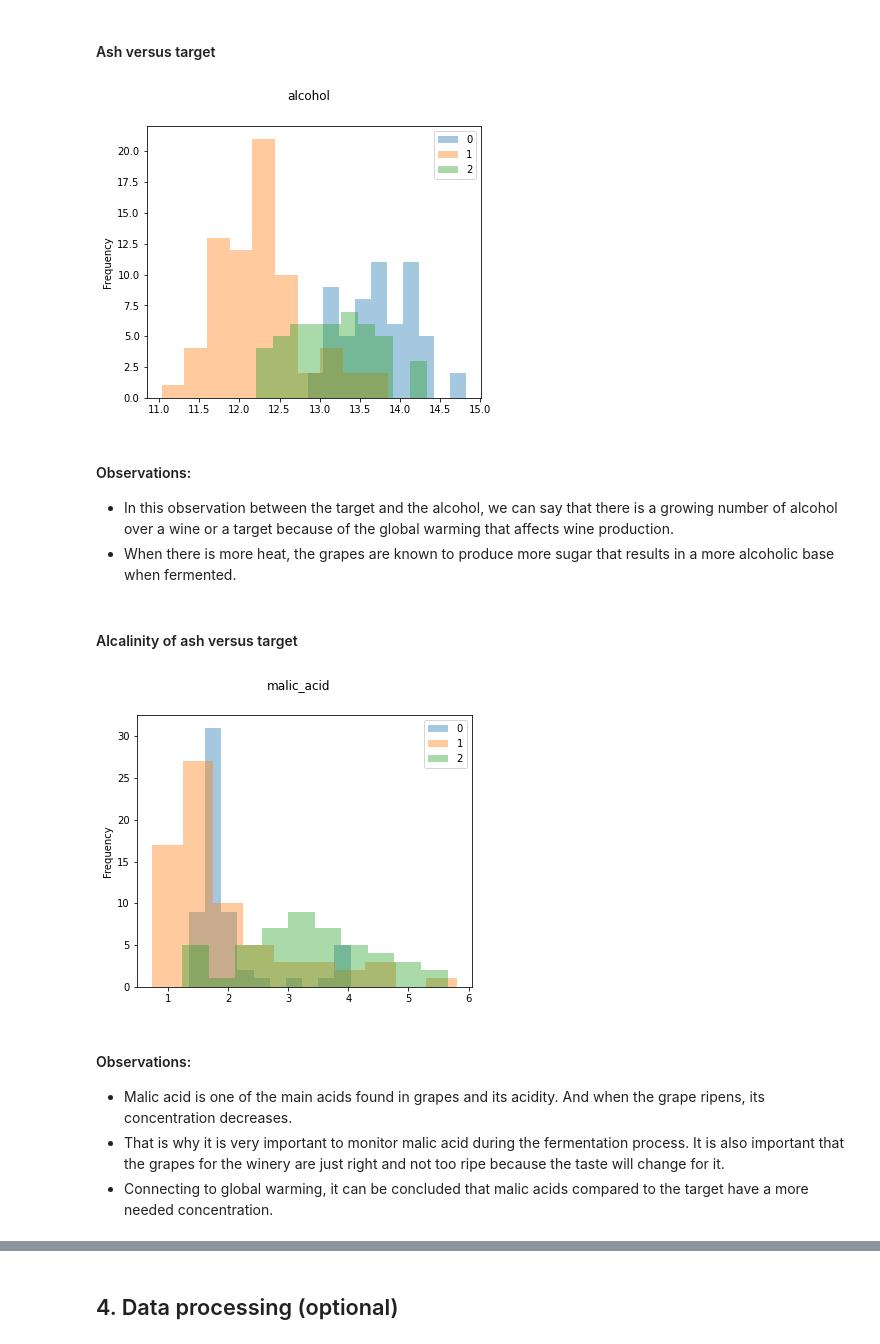
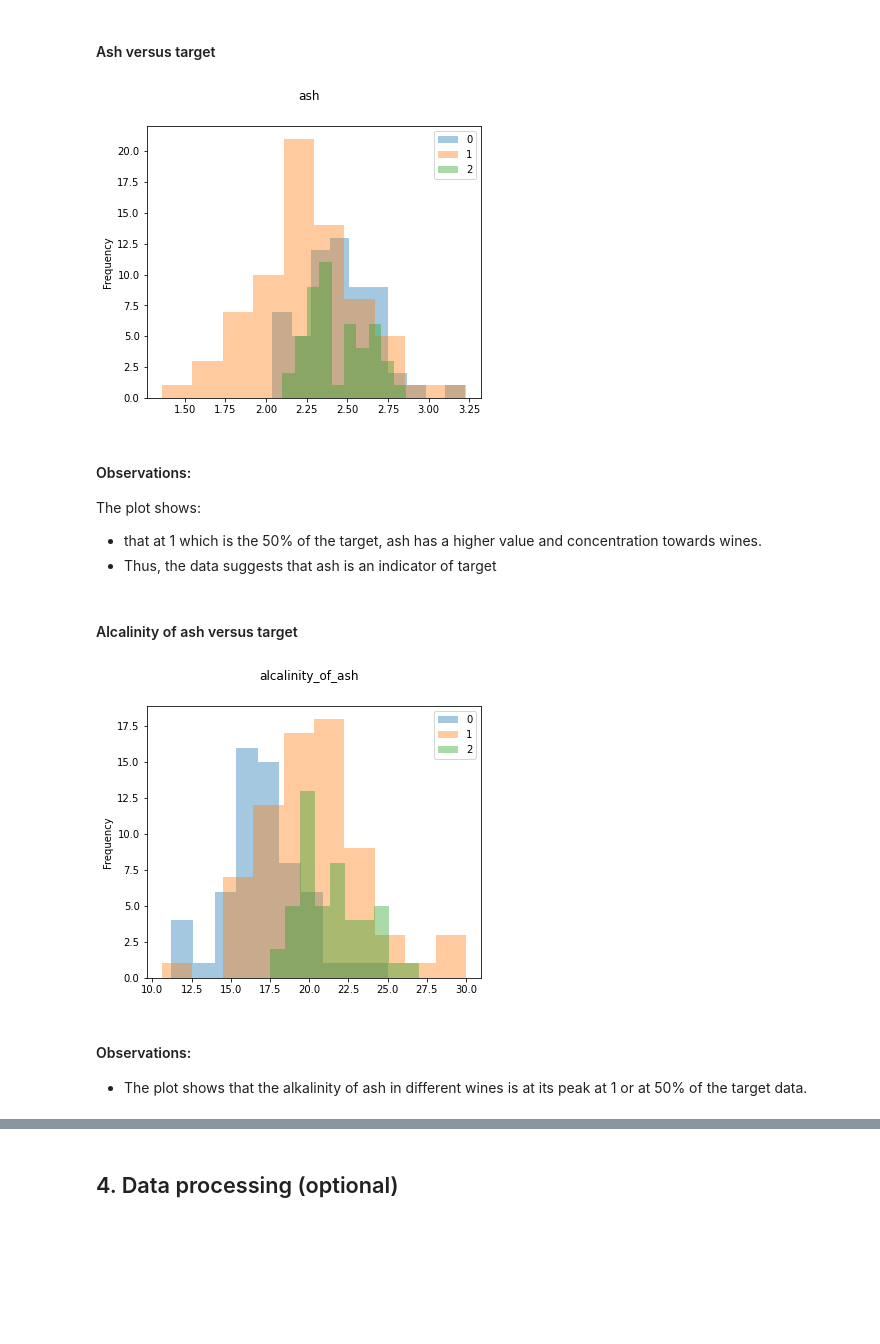
Before and after one commit to Joycelam082/CIS-3200-Final-Project, a Jupyter notebook: Data_mining_project-template.ipynb, the cells around one changed output, grey strips where cells are left out. Drawn from its saved outputs; the diff is of its cells as text; code cells hidden in the pictures; blank space fills up the shorter version.

```diff
--- a/Data_mining_project-template.ipynb
+++ b/Data_mining_project-template.ipynb
@@ -51,7 +51,7 @@ from sklearn.model_selection import cross_val_score
 # %% [markdown]
 Load your data in a format suitable for working with Pandas DataFrames. Use Pandas methods to inspect the shape and attributes of your data.
 # %%
-df = pd.read_csv(r"C:\Users\joyce\Downloads\CIS3200\finalproject\5_Wine_Dataset.csv")
+df = pd.read_csv(r'C:\Users\joyce\Downloads\5_Wine_Dataset.csv')
 df.head()
 # %% [output]
 |  | alcohol | malic_acid | ash | alcalinity_of_ash | magnesium | total_phenols | flavanoids | ... |
@@ -135,21 +135,20 @@ def plot_class_attribute_dist(df, class_var, attribute):
 # %% [markdown]
 #### Ash versus target
 # %%
-plot_class_attribute_dist(df, 'target', 'alcohol')
+plot_class_attribute_dist(df, 'target', 'ash')
 # %% [output]
-[figure, old version]
+[figure, new version]
 # %% [markdown]
 #### Observations:
-* In this observation between the target and the alcohol, we can say that there is a growing number of alcohol over a wine or a target because of the global warming that affects wine production.
-* When there is more heat, the grapes are known to produce more sugar that results in a more alcoholic base when fermented.
+The plot shows:
+* that at 1 which is the 50% of the target, ash has a higher value and concentration towards wines.
+* Thus, the data suggests that ash is an indicator of target
 # %% [markdown]
 #### Alcalinity of ash versus target
 # %%
-plot_class_attribute_dist(df, 'target', 'malic_acid')
+plot_class_attribute_dist(df, 'target', 'alcalinity_of_ash')
 # %% [output]
-[figure, old version]
+[figure, new version]
 # %% [markdown]
 #### Observations:
-* Malic acid is one of the main acids found in grapes and its acidity. And when the grape ripens, its concentration decreases.
-* That is why it is very important to monitor malic acid during the fermentation process. It is also important that the grapes for the winery are just right and not too ripe because the taste will change for it.
-* Connecting to global warming, it can be concluded that malic acids compared to the target have a more needed concentration.
+* The plot shows that the alkalinity of ash in different wines is at its peak at 1 or at 50% of the target data.
```
Also changed, not shown: parts of 14 cells of this notebook.
